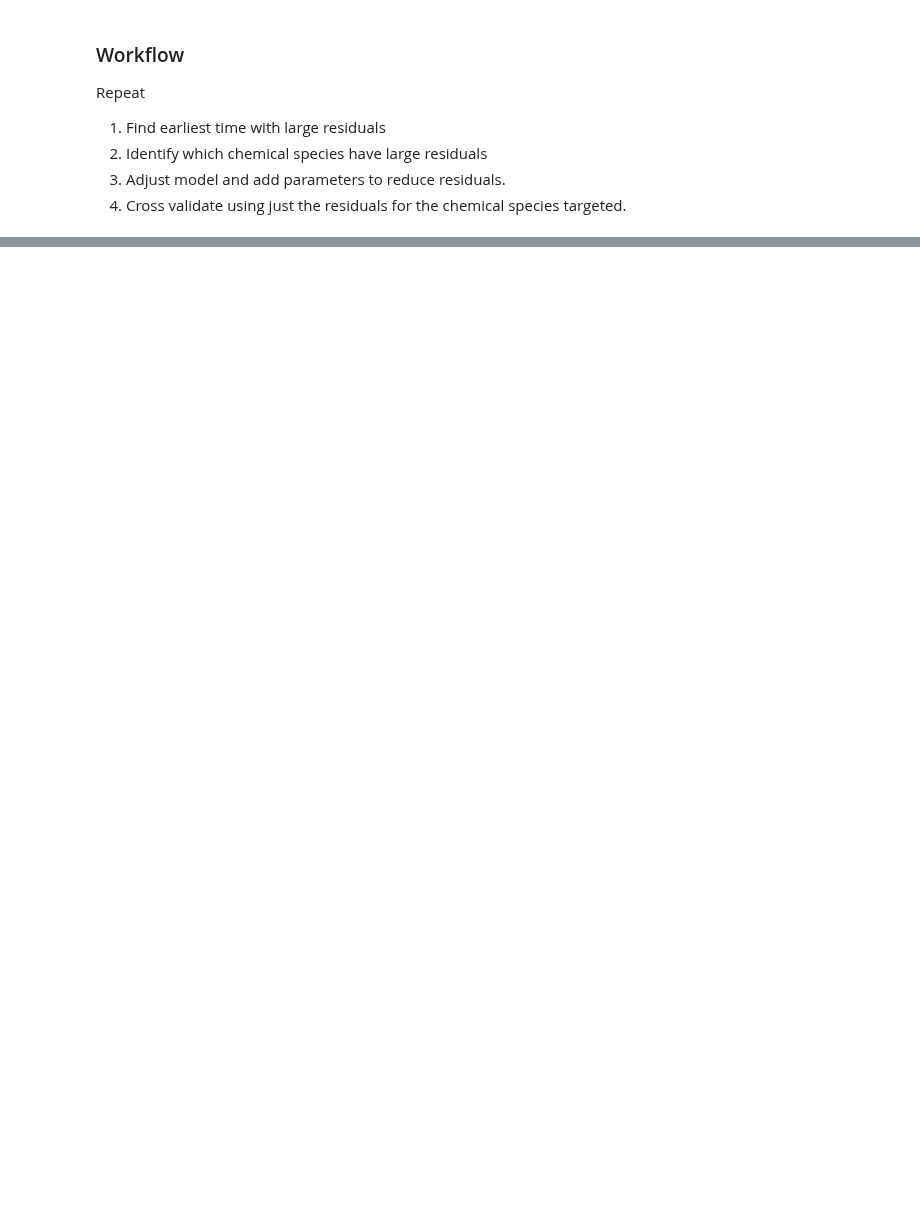
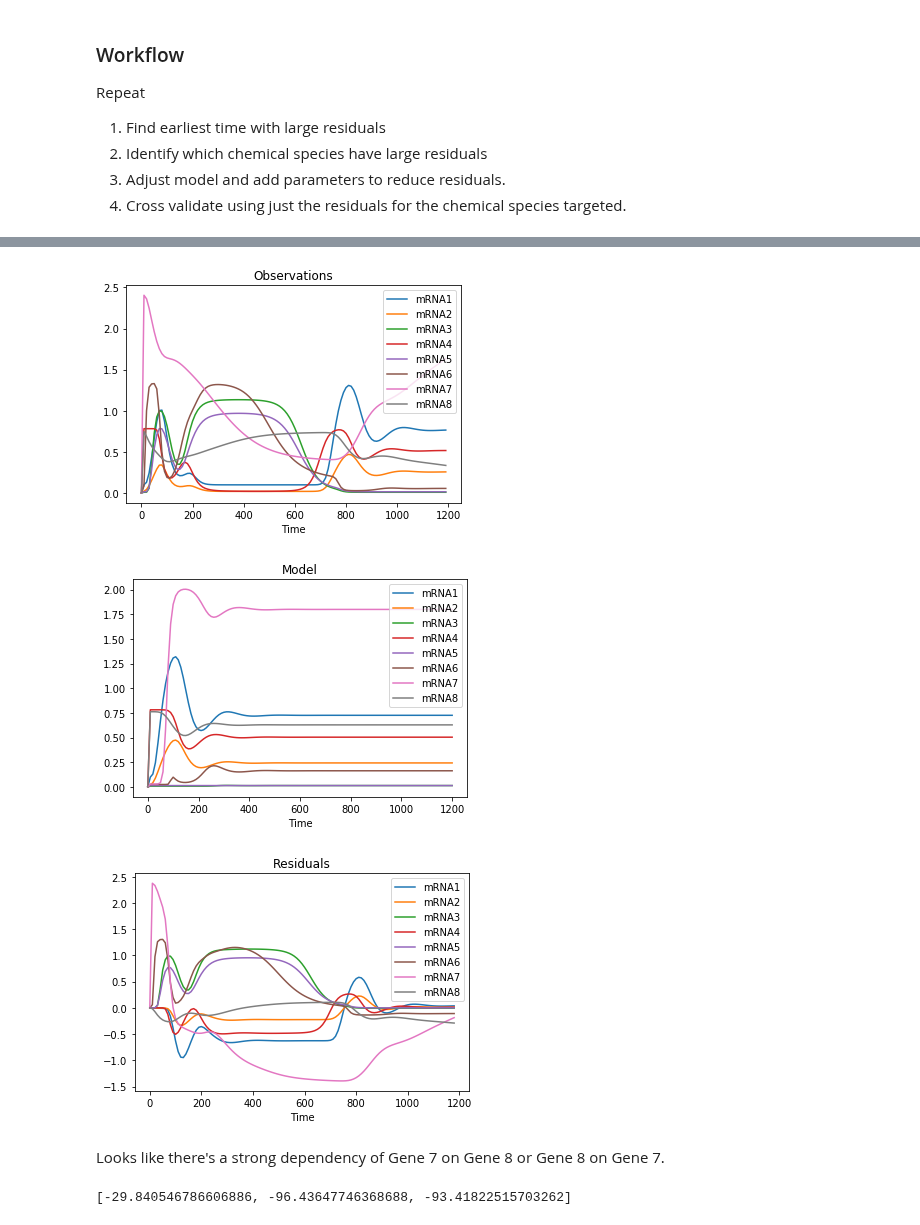
Before and after one commit to ModelEngineering/advancing-biomedical-models, a Jupyter notebook: lectures/lecture_16/lecture_16_practical_techniques_for_discovering_models.ipynb, the cells around one changed output, grey strips where cells are left out. Drawn from its saved outputs; the diff is of its cells as text; code cells hidden in the pictures; blank space fills up the shorter version.

```diff
--- a/lectures/lecture_16/lecture_16_practical_techniques_for_discovering_models.ipynb
+++ b/lectures/lecture_16/lecture_16_practical_techniques_for_discovering_models.ipynb
@@ -358,0 +436,26 @@ Repeat
+# %%
+constants = ['Vm7', 'K1_7', 'H7', 'd_protein1']
+runExperiment(model, 'mRNA7', constants, 1200)
+# %% [output]
+[figure, added]
+[figure, added]
+[figure, added]
+# %% [markdown]
+Looks like there's a strong dependency of Gene 7 on Gene 8 or Gene 8 on Gene 7.
+# %%
+# Cross validate to evaluate the new model
+sim_time = 300
+num_points = int(sim_time/10)
+
+constants = ['Vm7', 'K1_7', 'H7', 'K8_7']
+parameters = la.makeParameters(constants)
+df_obs = df_rnaseq.loc[df_rnaseq.index[range(num_points)], :]
+df_obs = pd.DataFrame(df_obs['mRNA7'])  # Focus on the one we're trying to fix
+list_parameters, rsqs = mf.crossValidate(df_obs, model=model, parameters=parameters,
+                                         num_points=num_points,
+                                         method='leastsqs',
+                                         sim_time=sim_time,
+                                         num_folds=3)
+rsqs
+# %% [output]
+[-29.840546786606886, -96.43647746368688, -93.41822515703262]
```
Also changed, not shown: parts of 13 cells of this notebook, 1 other file.
